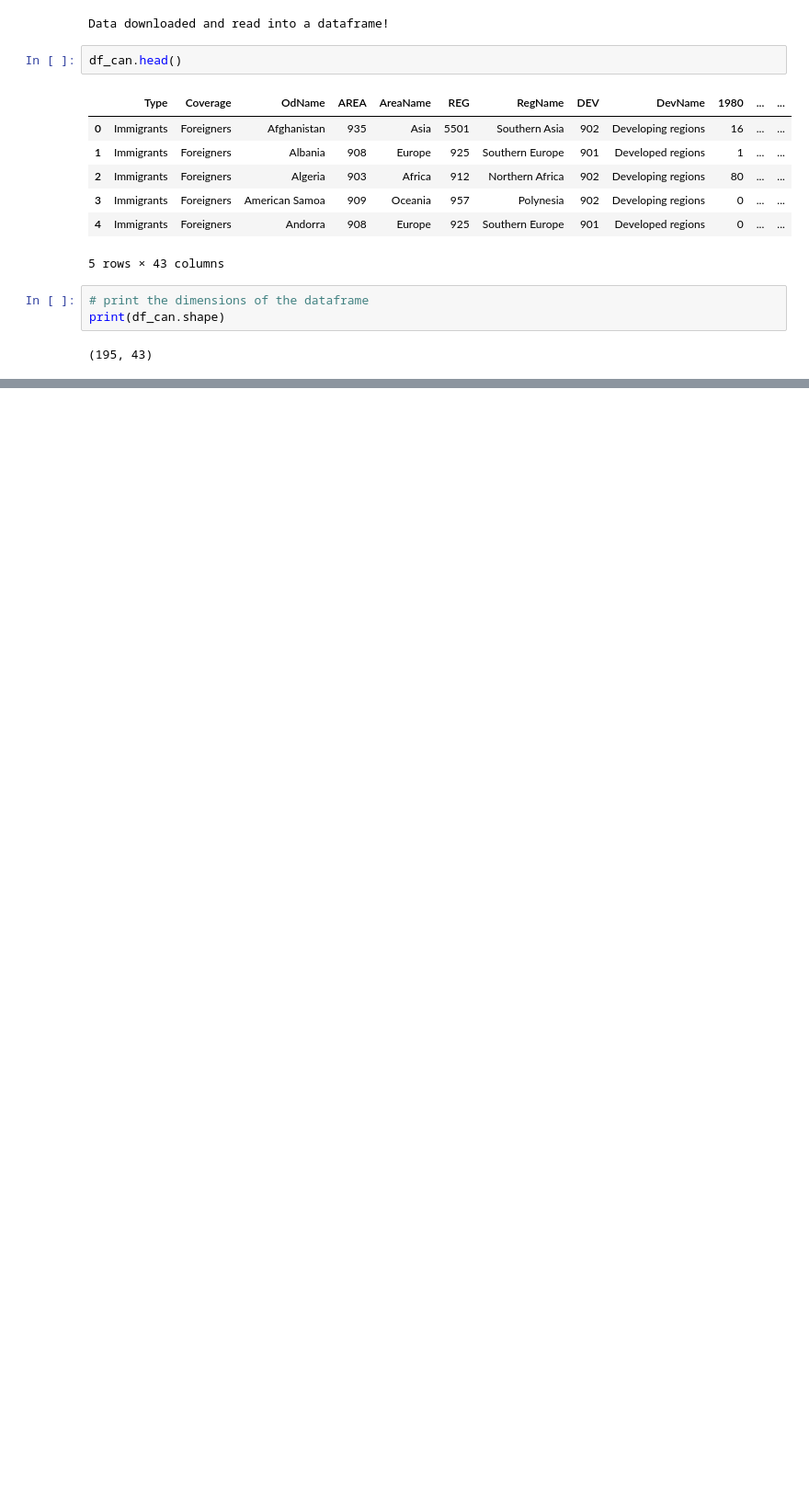
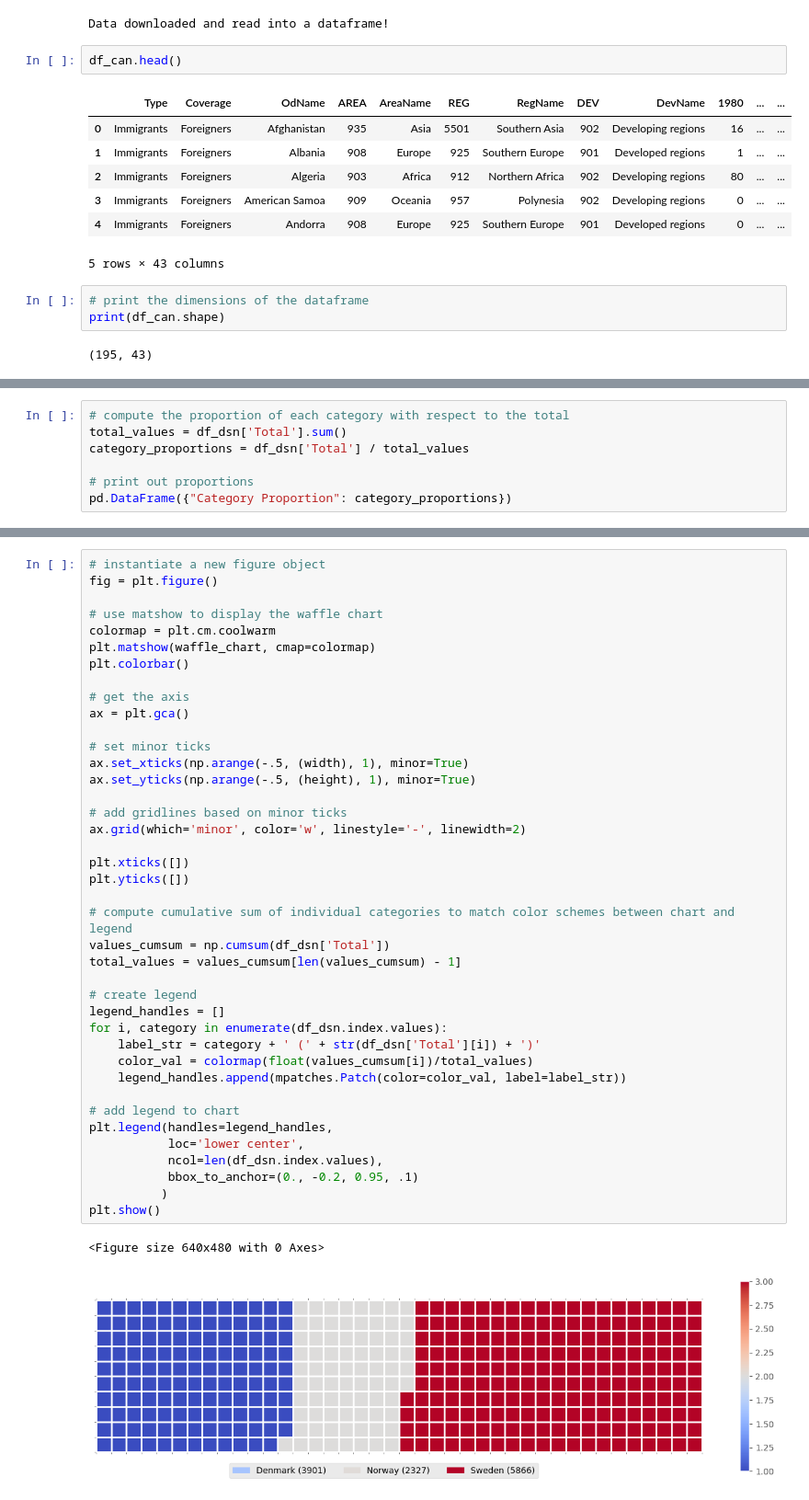
Before and after one commit to Seb85vickz/DAS7000Data_Analytics_and_Visualization, a Jupyter notebook: Data_ANALYSIS_with_Python.ipynb, the cells around one changed output, grey strips where cells are left out. Shown: that part at 92% size. Drawn from its saved outputs; the diff is of its cells as text; blank space fills up the shorter version.

```diff
--- a/Data_ANALYSIS_with_Python.ipynb
+++ b/Data_ANALYSIS_with_Python.ipynb
@@ -49,0 +102,7 @@ print(df_can.shape)
+# %%
+# compute the proportion of each category with respect to the total
+total_values = df_dsn['Total'].sum()
+category_proportions = df_dsn['Total'] / total_values
+
+# print out proportions
+pd.DataFrame({"Category Proportion": category_proportions})
@@ -49,0 +217,43 @@ print(df_can.shape)
+# %%
+# instantiate a new figure object
+fig = plt.figure()
+
+# use matshow to display the waffle chart
+colormap = plt.cm.coolwarm
+plt.matshow(waffle_chart, cmap=colormap)
+plt.colorbar()
+
+# get the axis
+ax = plt.gca()
+
+# set minor ticks
+ax.set_xticks(np.arange(-.5, (width), 1), minor=True)
+ax.set_yticks(np.arange(-.5, (height), 1), minor=True)
+
+# add gridlines based on minor ticks
+ax.grid(which='minor', color='w', linestyle='-', linewidth=2)
+
+plt.xticks([])
+plt.yticks([])
+
+# compute cumulative sum of individual categories to match color schemes between chart and legend
+values_cumsum = np.cumsum(df_dsn['Total'])
+total_values = values_cumsum[len(values_cumsum) - 1]
+
+# create legend
+legend_handles = []
+for i, category in enumerate(df_dsn.index.values):
+    label_str = category + ' (' + str(df_dsn['Total'][i]) + ')'
+    color_val = colormap(float(values_cumsum[i])/total_values)
+    legend_handles.append(mpatches.Patch(color=color_val, label=label_str))
+
+# add legend to chart
+plt.legend(handles=legend_handles,
+           loc='lower center',
+           ncol=len(df_dsn.index.values),
+           bbox_to_anchor=(0., -0.2, 0.95, .1)
+          )
+plt.show()
+# %% [output]
+<Figure size 640x480 with 0 Axes>
+[figure, added]
```
Also changed, not shown: parts of 10 cells of this notebook.
